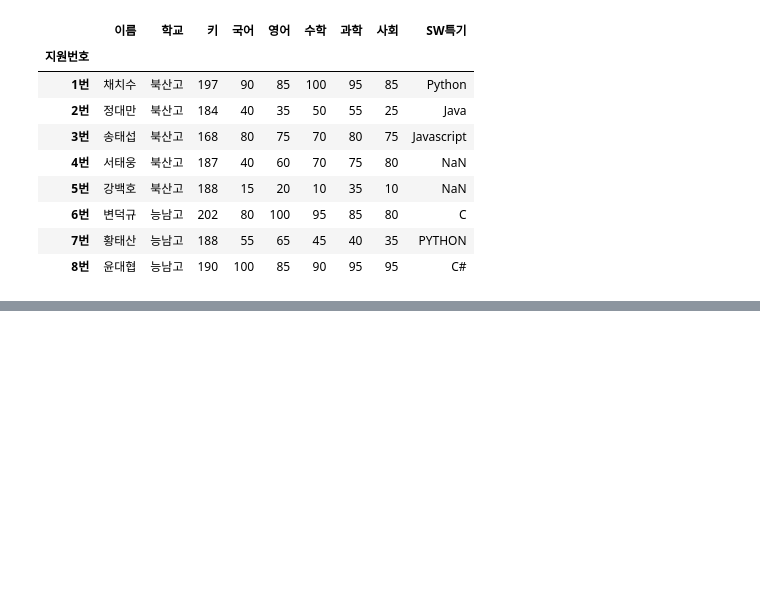
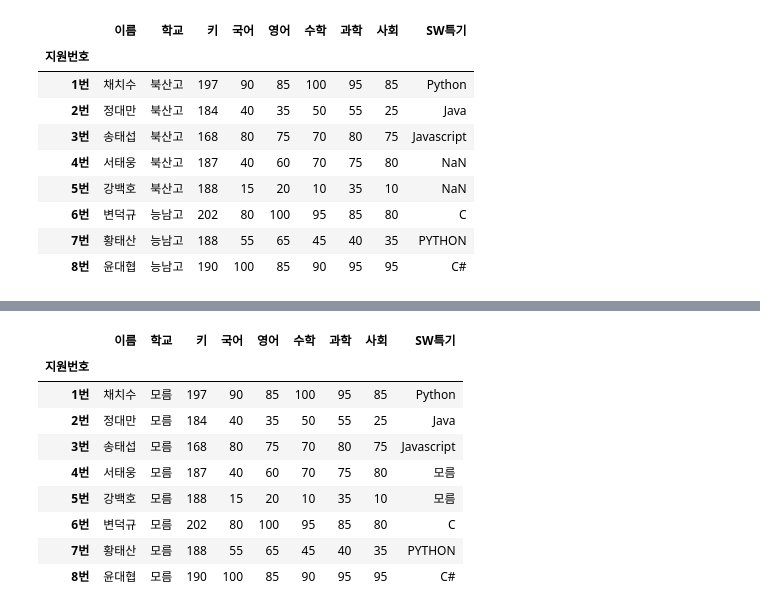
Before and after one commit to uberphoebus/study, a Jupyter notebook: lec_pandas.ipynb, the cells around one changed output, grey strips where cells are left out. Cells and saved outputs as stored; diff of their text form; code cells hidden in the pictures; blank space fills up the shorter version.

```diff
--- a/lec_pandas.ipynb
+++ b/lec_pandas.ipynb
@@ -210,0 +547,14 @@ pd.read_csv('score.txt', sep='\t', index_col='지원번호')
+# %%
+temp.fillna('모름', inplace=True)
+temp
+# %% [output]
+|  | 이름 | 학교 | 키 | 국어 | 영어 | 수학 | 과학 | 사회 | SW특기 |
+| 지원번호 |  |  |  |  |  |  |  |  |  |
+| 1번 | 채치수 | 모름 | 197 | 90 | 85 | 100 | 95 | 85 | Python |
+| 2번 | 정대만 | 모름 | 184 | 40 | 35 | 50 | 55 | 25 | Java |
+| 3번 | 송태섭 | 모름 | 168 | 80 | 75 | 70 | 80 | 75 | Javascript |
+| 4번 | 서태웅 | 모름 | 187 | 40 | 60 | 70 | 75 | 80 | 모름 |
+| 5번 | 강백호 | 모름 | 188 | 15 | 20 | 10 | 35 | 10 | 모름 |
+| 6번 | 변덕규 | 모름 | 202 | 80 | 100 | 95 | 85 | 80 | C |
+| 7번 | 황태산 | 모름 | 188 | 55 | 65 | 45 | 40 | 35 | PYTHON |
+| 8번 | 윤대협 | 모름 | 190 | 100 | 85 | 90 | 95 | 95 | C# |
```
Also changed, not shown: parts of 54 cells of this notebook, 2 other files.
